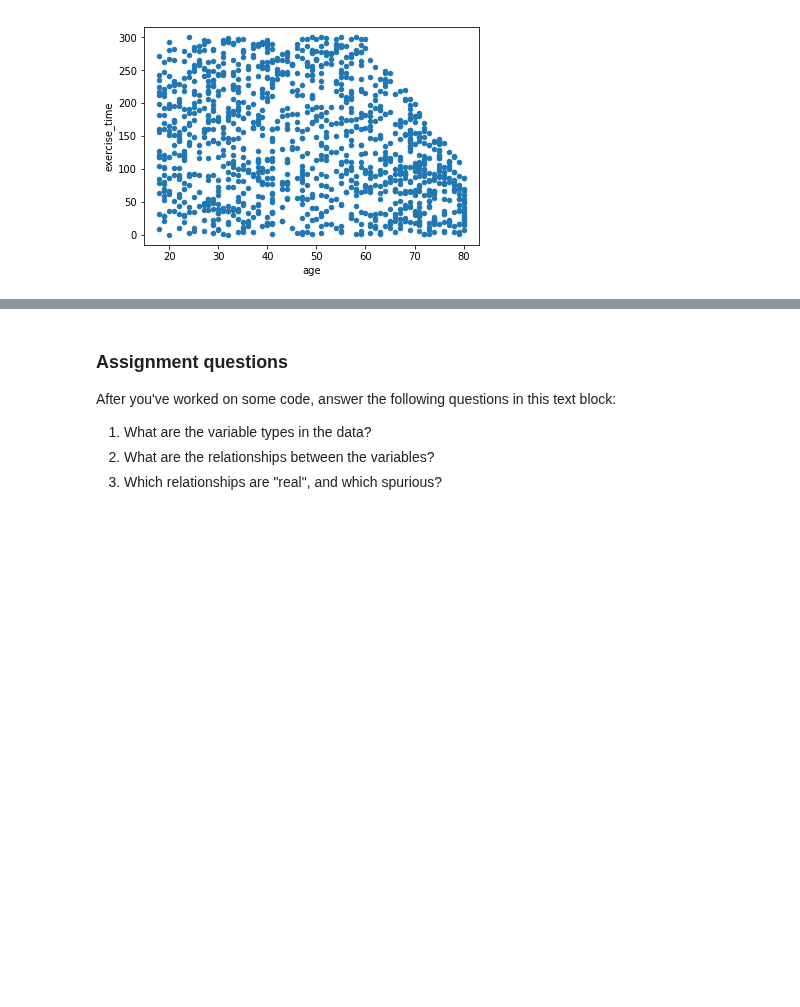
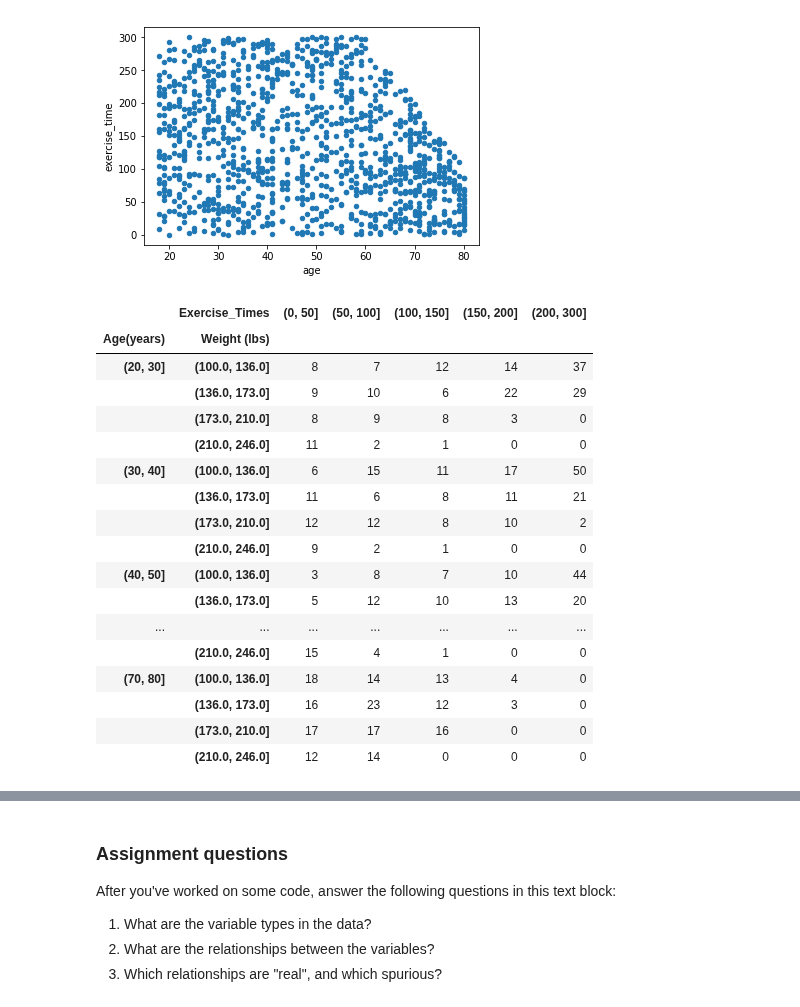
Before and after one commit to HeyLaxmi/DS-Unit-1-Sprint-1-Dealing-With-Data, a Jupyter notebook: LS_DS_114_Making_Data_backed_Assertions.ipynb, the cells around one changed output, grey strips where cells are left out. Saved outputs shown, nothing was run; the diff lists cells and outputs as text; code cells hidden in the pictures; blank space fills up the shorter version.

```diff
--- a/LS_DS_114_Making_Data_backed_Assertions.ipynb
+++ b/LS_DS_114_Making_Data_backed_Assertions.ipynb
@@ -265,3 +289,28 @@ df.plot.scatter('exercise_time', 'weight');
 df.plot.scatter('age', 'exercise_time');
 # %% [output]
 [figure]
+# %%
+age_bin = pd.cut(df['age'],bins=[20, 30, 40, 50, 60, 70, 80, 90], precision=0)
+weight_bin = pd.cut(df['weight'], bins=4, precision=0)
+exercise_time_bin = pd.cut(df['exercise_time'], bins=[0, 50, 100, 150, 200, 300, 400], precision=0)
+
+pd.crosstab([age_bin, weight_bin], exercise_time_bin, rownames= ['Age(years)', 'Weight (lbs)'], colnames = ['Exercise_Times'])
+# %% [output]
+|  | Exercise_Times | (0, 50] | (50, 100] | (100, 150] | (150, 200] | (200, 300] |
+| Age(years) | Weight (lbs) |  |  |  |  |  |
+| (20, 30] | (100.0, 136.0] | 8 | 7 | 12 | 14 | 37 |
+|  | (136.0, 173.0] | 9 | 10 | 6 | 22 | 29 |
+|  | (173.0, 210.0] | 8 | 9 | 8 | 3 | 0 |
+|  | (210.0, 246.0] | 11 | 2 | 1 | 0 | 0 |
+| (30, 40] | (100.0, 136.0] | 6 | 15 | 11 | 17 | 50 |
+|  | (136.0, 173.0] | 11 | 6 | 8 | 11 | 21 |
+|  | (173.0, 210.0] | 12 | 12 | 8 | 10 | 2 |
+|  | (210.0, 246.0] | 9 | 2 | 1 | 0 | 0 |
+| (40, 50] | (100.0, 136.0] | 3 | 8 | 7 | 10 | 44 |
+|  | (136.0, 173.0] | 5 | 12 | 10 | 13 | 20 |
+| ... | ... | ... | ... | ... | ... | ... |
+|  | (210.0, 246.0] | 15 | 4 | 1 | 0 | 0 |
+| (70, 80] | (100.0, 136.0] | 18 | 14 | 13 | 4 | 0 |
+|  | (136.0, 173.0] | 16 | 23 | 12 | 3 | 0 |
+|  | (173.0, 210.0] | 17 | 17 | 16 | 0 | 0 |
+|  | (210.0, 246.0] | 12 | 14 | 0 | 0 | 0 |
```
Also changed, not shown: parts of 4 cells of this notebook.
